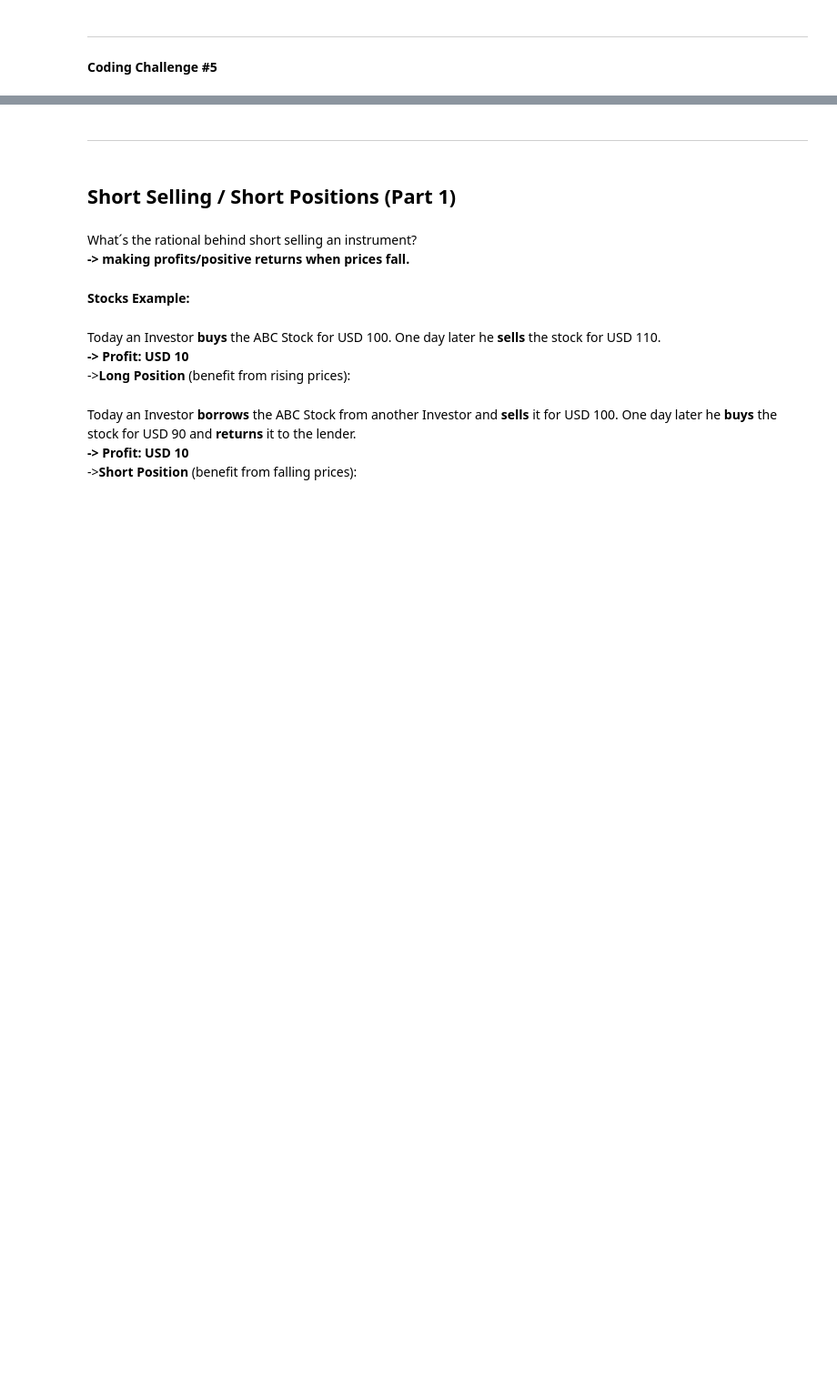
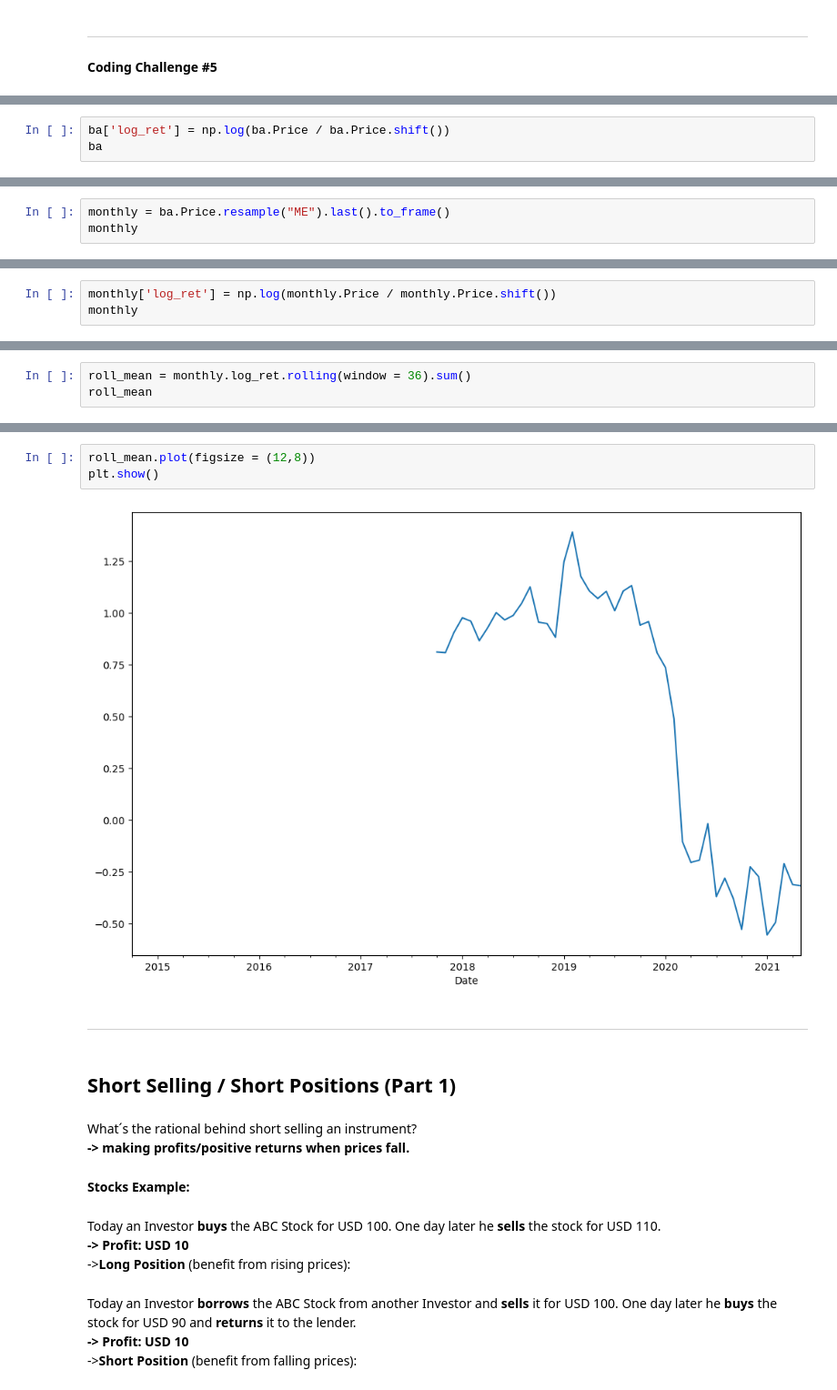
Before and after one commit to L-Gre/TradeFX-AI, a Jupyter notebook: pt2_pandas_oop_financial_analytics/NB_02_Financial_Data_Analysis.ipynb, the cells around one changed output, grey strips where cells are left out. Shown at 91% size. Saved outputs shown, nothing was run; the diff lists cells and outputs as text; blank space fills up the shorter version.

```diff
--- a/pt2_pandas_oop_financial_analytics/NB_02_Financial_Data_Analysis.ipynb
+++ b/pt2_pandas_oop_financial_analytics/NB_02_Financial_Data_Analysis.ipynb
@@ -1952,0 +2299,3 @@ __Coding Challenge #5__
+# %%
+ba['log_ret'] = np.log(ba.Price / ba.Price.shift())
+ba
@@ -1952,0 +2330,3 @@ __Coding Challenge #5__
+# %%
+monthly = ba.Price.resample("ME").last().to_frame()
+monthly
@@ -1952,0 +2348,3 @@ __Coding Challenge #5__
+# %%
+monthly['log_ret'] = np.log(monthly.Price / monthly.Price.shift())
+monthly
@@ -1952,0 +2406,3 @@ __Coding Challenge #5__
+# %%
+roll_mean = monthly.log_ret.rolling(window = 36).sum()
+roll_mean
@@ -1953,3 +2444,8 @@ __Coding Challenge #5__
+# %%
+roll_mean.plot(figsize = (12,8))
+plt.show()
+# %% [output]
+[figure, added]
 # %% [markdown]
 ---------------------------------------------
 # %% [markdown]
```
Also changed, not shown: parts of 70 cells of this notebook.
